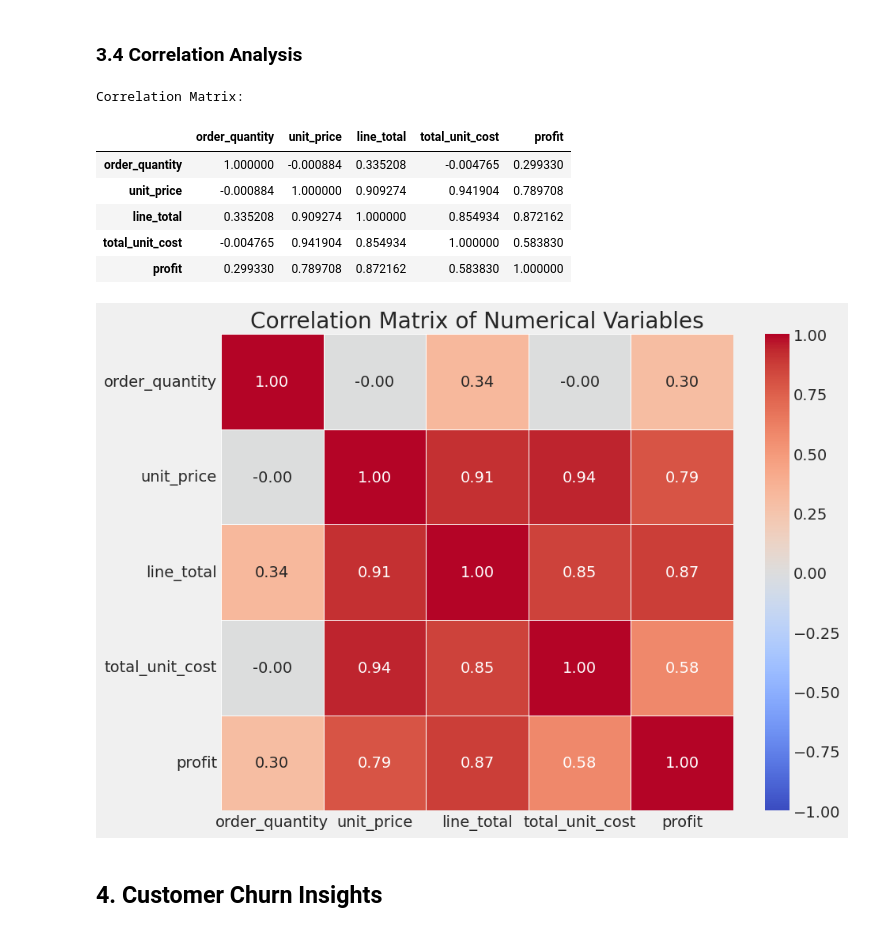
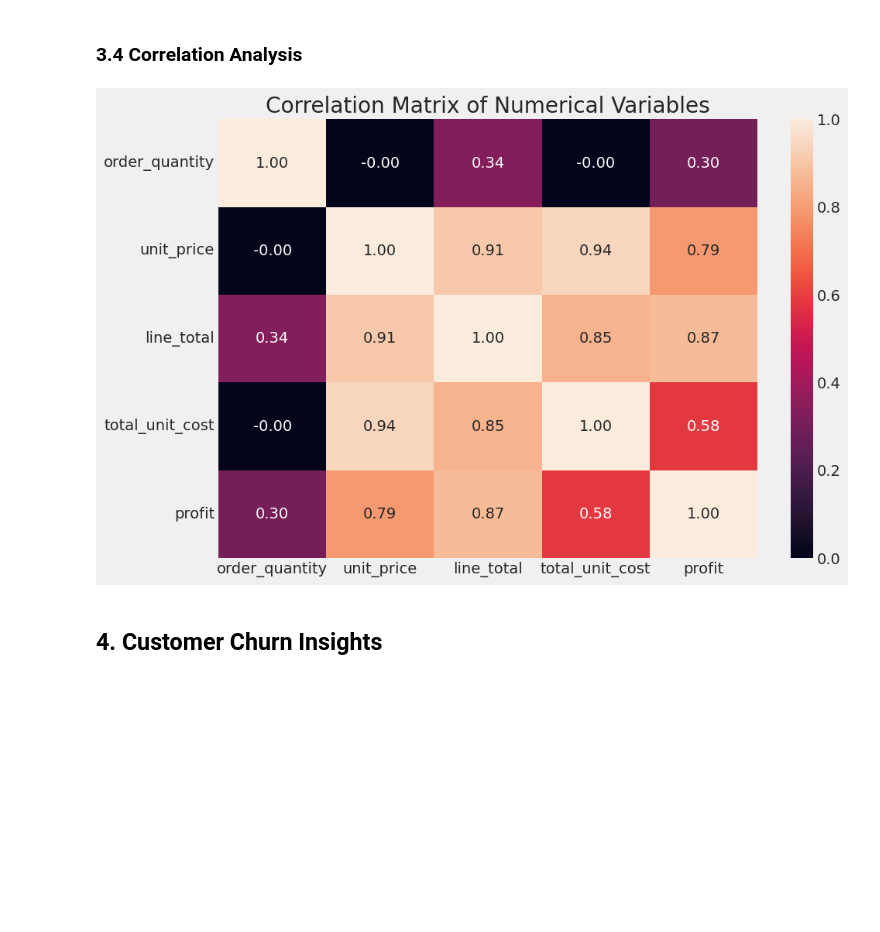
Before and after one commit to smmurdock/Regional-Sales-Analysis, a Jupyter notebook: Regional_Sales_Analysis.ipynb, the cells around one changed output. Cells and saved outputs as stored; diff of their text form; code cells hidden in the pictures; blank space fills up the shorter version.

```diff
--- a/Regional_Sales_Analysis.ipynb
+++ b/Regional_Sales_Analysis.ipynb
@@ -280,35 +238,14 @@ plt.show()
 # %% [markdown]
 ### 3.4 Correlation Analysis
 # %%
-# Calculate the correlation matrix
+numerical_cols = ['order_quantity', 'unit_price', 'line_total', 'total_unit_cost', 'profit']
 correlation_matrix = merged_df[numerical_cols].corr()
-
-print("Correlation Matrix:")
-display(correlation_matrix)
-
-# Visualize the correlation matrix using a heatmap
 plt.figure(figsize=(10, 7))
-sns.heatmap(
-    correlation_matrix,
-    annot=True,          # Show the correlation values on the map
-    cmap='coolwarm',     # Use a diverging palette
-    fmt=".2f",           # Format numbers to two decimal places
-    linewidths=.5,
-    vmin=-1,             # Set the minimum of the color scale to -1
-    vmax=1               # Set the maximum of the color scale to 1
-)
+sns.heatmap(correlation_matrix, annot=True, fmt=".2f", vmin=0, vmax=1)
 plt.title('Correlation Matrix of Numerical Variables')
-plt.tight_layout()
 plt.show()
 # %% [output]
-Correlation Matrix:
-|  | order_quantity | unit_price | line_total | total_unit_cost | profit |
-| order_quantity | 1.000000 | -0.000884 | 0.335208 | -0.004765 | 0.299330 |
-| unit_price | -0.000884 | 1.000000 | 0.909274 | 0.941904 | 0.789708 |
-| line_total | 0.335208 | 0.909274 | 1.000000 | 0.854934 | 0.872162 |
-| total_unit_cost | -0.004765 | 0.941904 | 0.854934 | 1.000000 | 0.583830 |
-| profit | 0.299330 | 0.789708 | 0.872162 | 0.583830 | 1.000000 |
-[figure, old version]
+[figure, new version]
 # %% [markdown]
 ## 4. Customer Churn Insights
 # %% [markdown]
```
Also changed, not shown: parts of 15 cells of this notebook.
